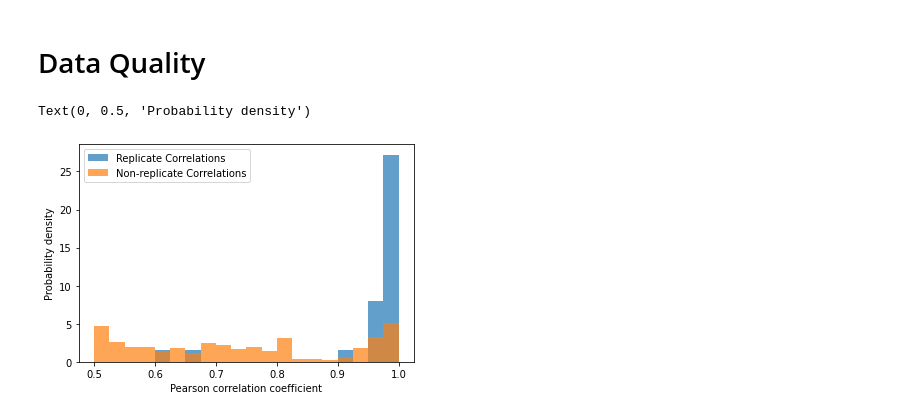
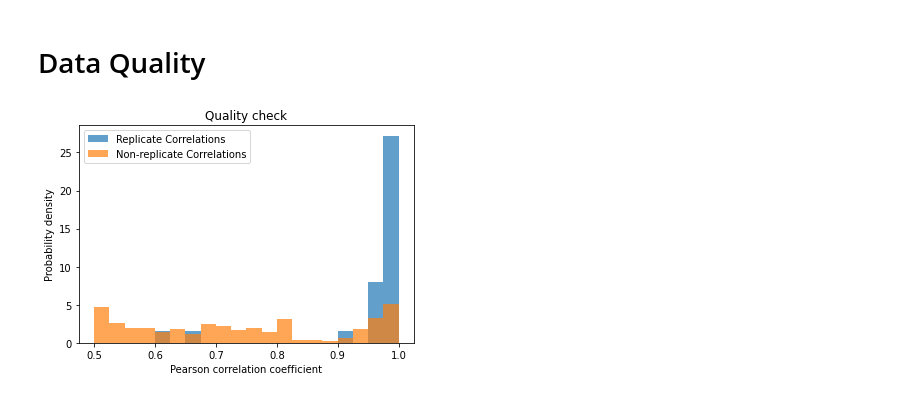
Before and after one commit to SizheQiu/LPiModulons, a Jupyter notebook: workflow/preprocess.ipynb, the cells around one changed output. Saved outputs shown, nothing was run; the diff lists cells and outputs as text; code cells hidden in the pictures.

```diff
--- a/workflow/preprocess.ipynb
+++ b/workflow/preprocess.ipynb
@@ -348,10 +348,11 @@ for r1,r2 in itertools.combinations( list( geo_merged.columns[1:7] )+list(conver
 # %%
 fig,ax = plt.subplots()
 ax.hist(rep_corrs,range=(0.5,1),bins=20, density = True,alpha=0.7,label='Replicate Correlations');
 ax.hist(other_corrs,range=(0.5,1),bins=20, density = True,alpha=0.7,label='Non-replicate Correlations');
 ax.legend()
 ax.set_xlabel('Pearson correlation coefficient')
 ax.set_ylabel('Probability density')
+ax.set_title('Quality check')
+plt.savefig('../../../../ICA_LP/Figures/QC.svg',format='svg',dpi=150)
 # %% [output]
-Text(0, 0.5, 'Probability density')
-[figure, old version]
+[figure, new version]
```
Also changed, not shown: 3 other files.
